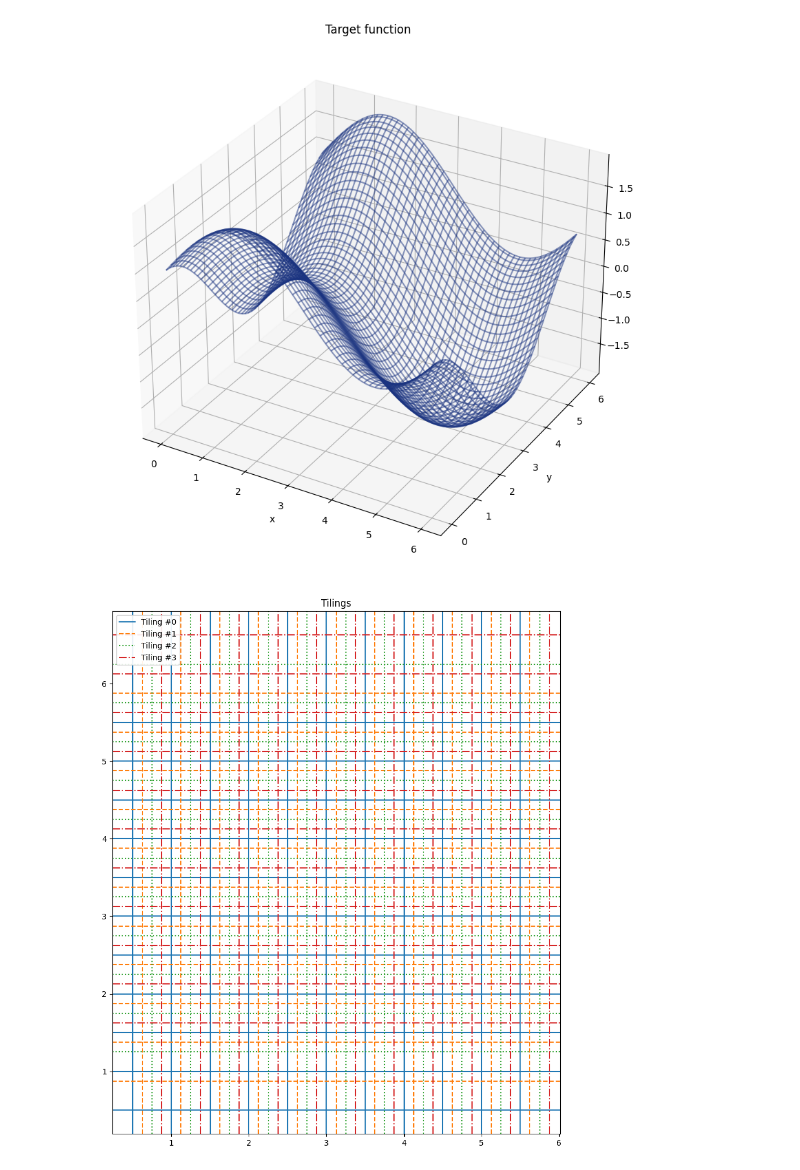
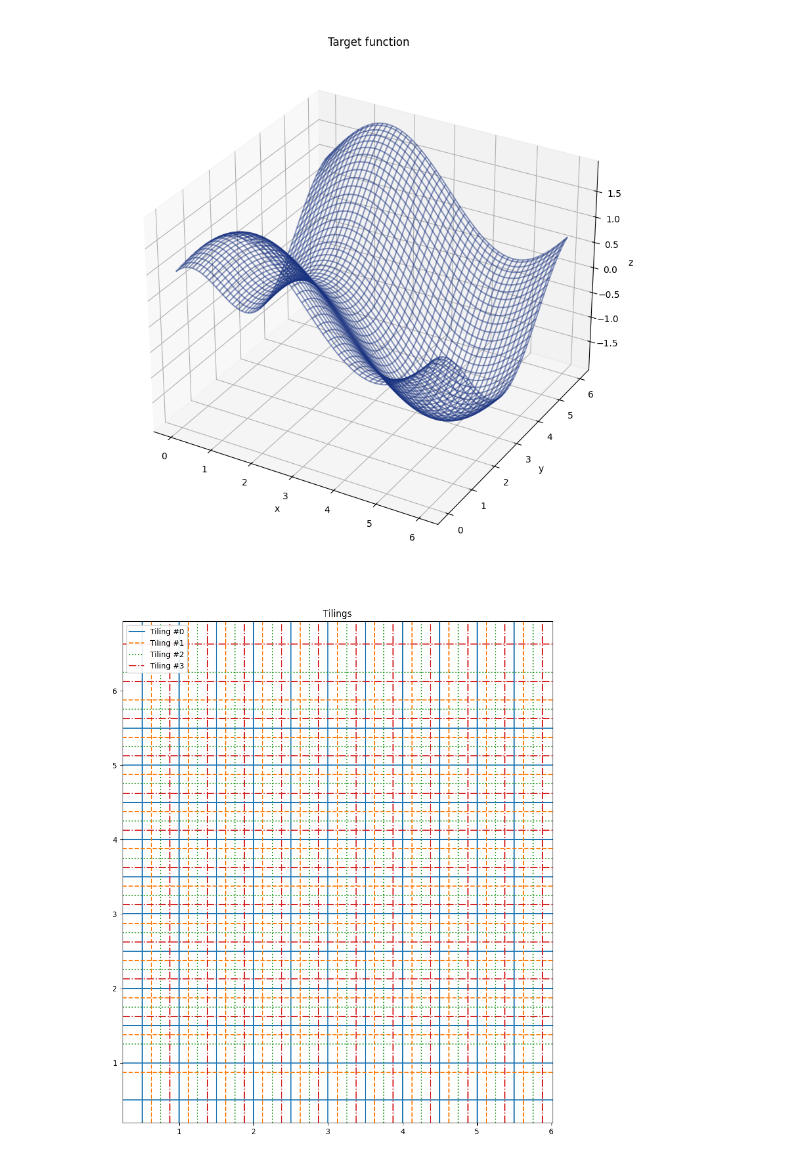
Before and after one commit to Fortuz/rl_education, a Jupyter notebook: 8. Function Approximation/tile_coding.ipynb, the cells around one changed output. Saved outputs shown, nothing was run; the diff lists cells and outputs as text; code cells hidden in the pictures.

```diff
--- a/8. Function Approximation/tile_coding.ipynb
+++ b/8. Function Approximation/tile_coding.ipynb
@@ -45,12 +45,13 @@ x, y = np.meshgrid(x, y)
 z = target(x, y)
 true_surface = ax.plot_wireframe(x, y, z, color=(0.1, 0.2, 0.5, 0.5))
 
-plt.xlabel('x')
-plt.ylabel('y')
-plt.title('Target function')
+ax.set_xlabel('x')
+ax.set_ylabel('y')
+ax.set_zlabel('z')
+ax.set_title('Target function')
 plt.show()
 # %% [output]
-[figure, old version]
+[figure, new version]
 # %%
 class TiledQTable:
     def __init__(self, offsets, n_bins):
@@ -67,24 +68,24 @@ class TiledQTable:
         shape = (self.n_tilings, ) + (n_bins, ) * n_dims
         self.q_table = np.zeros(shape)
 
-    def __getitem__(self, indices):
+    def __getitem__(self, coords):
         val = 0
 
         for i, tiling in enumerate(self.tilings):
             ind = [i]
-            for dim in range(len(indices)):
-                ind.append(np.searchsorted(tiling[dim], indices[dim]))
+            for dim in range(len(coords)):
+                ind.append(np.searchsorted(tiling[dim], coords[dim]))
             val += self.q_table[tuple(ind)]
 
         return val
 
-    def __setitem__(self, indices, new):
-        old = self.__getitem__(indices)
+    def __setitem__(self, coords, new):
+        old = self.__getitem__(coords)
 
         for i, tiling in enumerate(self.tilings):
             ind = [i]
-            for dim in range(len(indices)):
-                ind.append(np.searchsorted(tiling[dim], indices[dim]))
+            for dim in range(len(coords)):
+                ind.append(np.searchsorted(tiling[dim], coords[dim]))
             self.q_table[tuple(ind)] += (new - old) / self.n_tilings
 
     def __call__(self, *args):
@@ -104,35 +105,35 @@ N_STEPS = 100_000  # number of learning steps
 ALPHA = 0.1  # learning rate
 NOISE = 0.1  # variance of the target
 # %%
-# Set asymetrical offsets to avoid artifacts in
+# Set asymmetrical offsets to avoid artifacts in
 # generalization; see Sutton & Barto pg. 218-220 for details
 tile_width = (HIGH - LOW) / N_BINS
 unit = tile_width / N_TILINGS
-offsets = [(unit * i, unit * 3 * i) for i in range(N_TILINGS)]
+offsets = [(unit * i, 3 * unit * i) for i in range(N_TILINGS)]
 
 # Initialize tiled q-table
 tqt = TiledQTable(offsets, N_BINS)
 # %%
 # Visualize tilings
 colors = ['tab:blue', 'tab:orange', 'tab:green', 'tab:red']
 linestyles = ['-', '--', ':', '-.']
 legend_lines = []
 
 fig, ax = plt.subplots(figsize=(12, 12))
 for i, grid in enumerate(tqt.tilings):
     for x in grid[0]:
         line = ax.axvline(x=x, color=colors[i % len(colors)], linestyle=linestyles[i % len(linestyles)])
     for y in grid[1]:
         line = ax.axhline(y=y, color=colors[i % len(colors)], linestyle=linestyles[i % len(linestyles)], label=i)
     legend_lines.append(line)
 
-ax.legend(legend_lines, ["Tiling #{}".format(t) for t in range(len(legend_lines))], facecolor='white', framealpha=0.9)
+ax.legend(legend_lines, [f"Tiling #{t}" for t in range(len(legend_lines))], facecolor='white', framealpha=0.9)
 ax.set_title("Tilings")
 ax.set_aspect('equal', adjustable='box')
 
 plt.show()
 # %% [output]
-[figure, old version]
+[figure, new version]
 # %%
 # Learning
 for _ in trange(N_STEPS):
```
Also changed, not shown: parts of 4 cells of this notebook, 23 other files.
